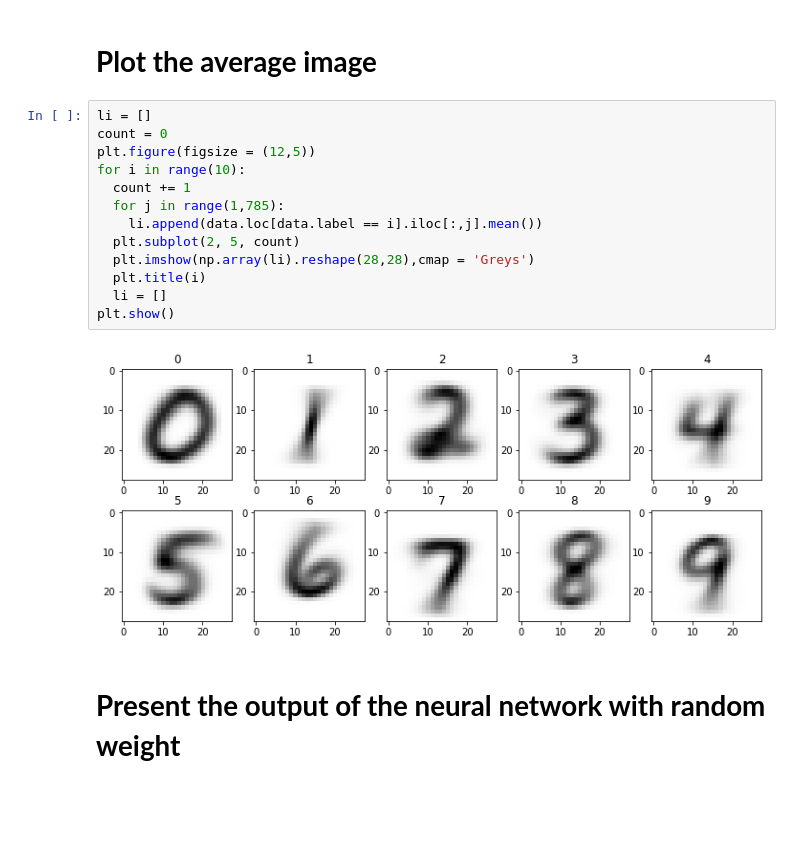
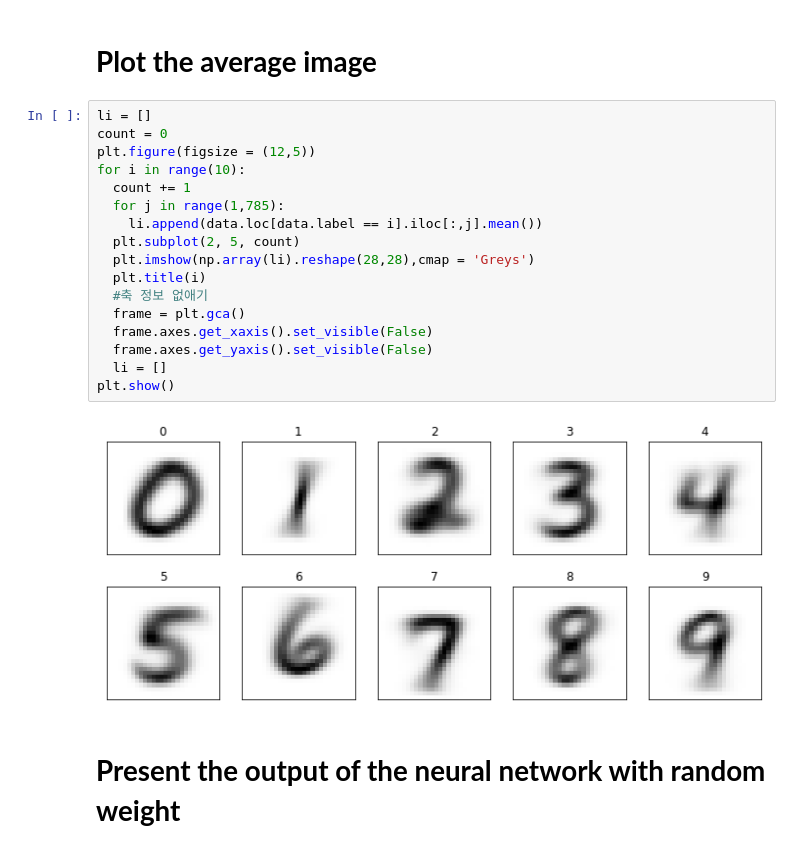
Before and after one commit to thdgmltjd123/MLProject, a Jupyter notebook: 20150711_Assignment08.ipynb, the cells around one changed output. Drawn from its saved outputs; the diff is of its cells as text; blank space fills up the shorter version.

```diff
--- a/20150711_Assignment08.ipynb
+++ b/20150711_Assignment08.ipynb
@@ -36,18 +36,22 @@ data.head()
 # %%
 li = []
 count = 0
 plt.figure(figsize = (12,5))
 for i in range(10):
   count += 1
   for j in range(1,785):
     li.append(data.loc[data.label == i].iloc[:,j].mean())
   plt.subplot(2, 5, count)
   plt.imshow(np.array(li).reshape(28,28),cmap = 'Greys')
   plt.title(i)
+  #축 정보 없애기
+  frame = plt.gca()
+  frame.axes.get_xaxis().set_visible(False)
+  frame.axes.get_yaxis().set_visible(False)
   li = []
 plt.show()
 # %% [output]
-[figure, old version]
+[figure, new version]
 # %% [markdown]
 # **Present the output of the neural network with random weight**
 # %%
```
